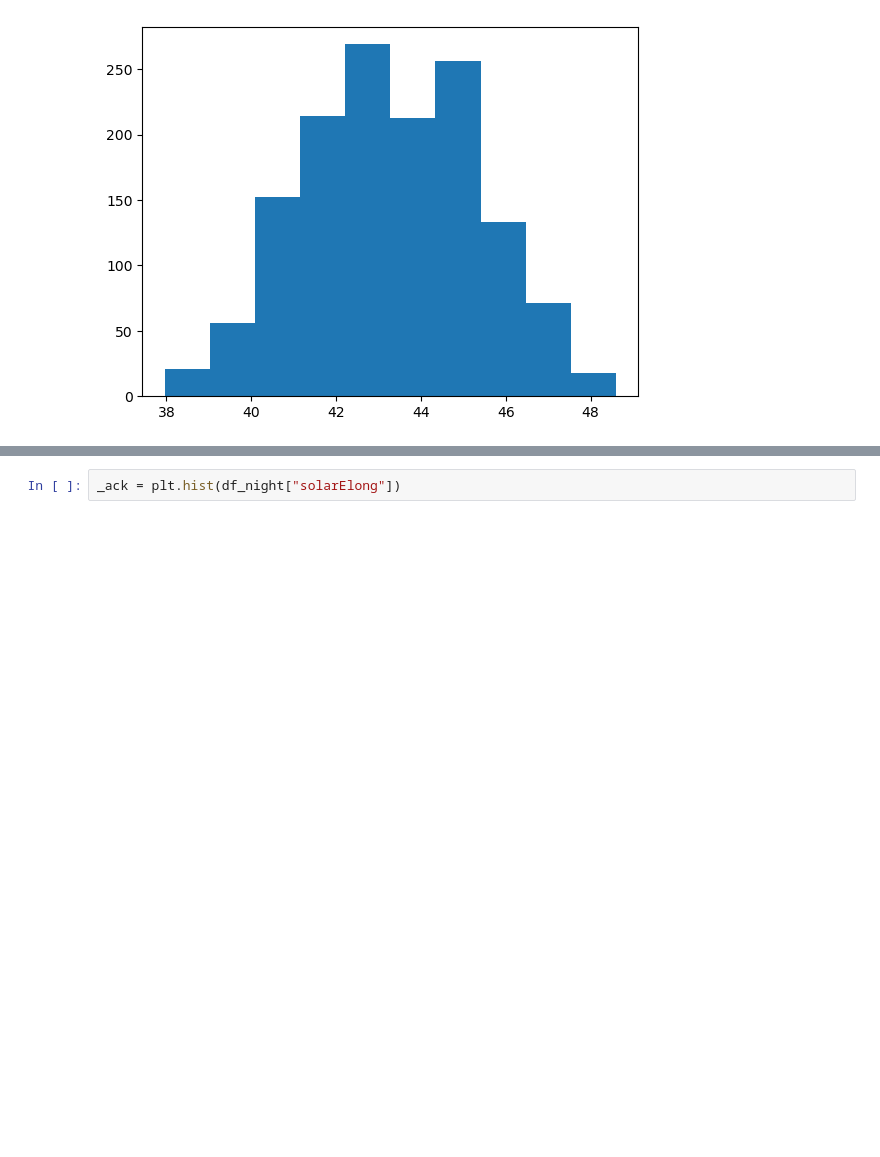
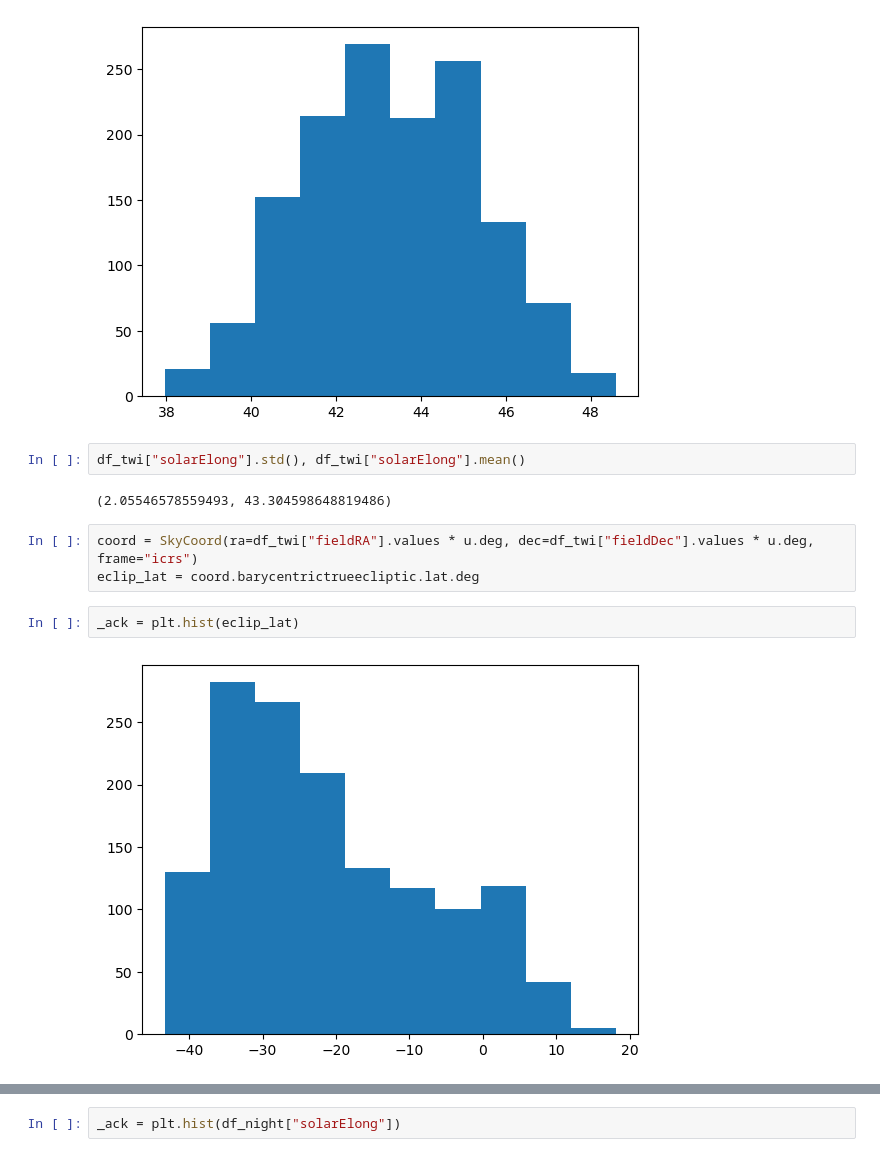
Before and after one commit to lsst-sims/sims_featureScheduler_runs4.0, a Jupyter notebook: baseline/new_ss_too.ipynb, the cells around one changed output, grey strips where cells are left out. Cells and saved outputs as stored; diff of their text form; blank space fills up the shorter version.

```diff
--- a/baseline/new_ss_too.ipynb
+++ b/baseline/new_ss_too.ipynb
@@ -47,3 +50,14 @@ array([  17,   37,   49,  121,  221,  281,  285,  305,  321,  437,  470,
 _ack = plt.hist(df_twi["solarElong"])
 # %% [output]
 [figure]
+# %%
+df_twi["solarElong"].std(), df_twi["solarElong"].mean()
+# %% [output]
+(2.05546578559493, 43.304598648819486)
+# %%
+coord = SkyCoord(ra=df_twi["fieldRA"].values * u.deg, dec=df_twi["fieldDec"].values * u.deg, frame="icrs")
+eclip_lat = coord.barycentrictrueecliptic.lat.deg
+# %%
+_ack = plt.hist(eclip_lat)
+# %% [output]
+[figure, added]
```
Also changed, not shown: parts of 6 cells of this notebook.
